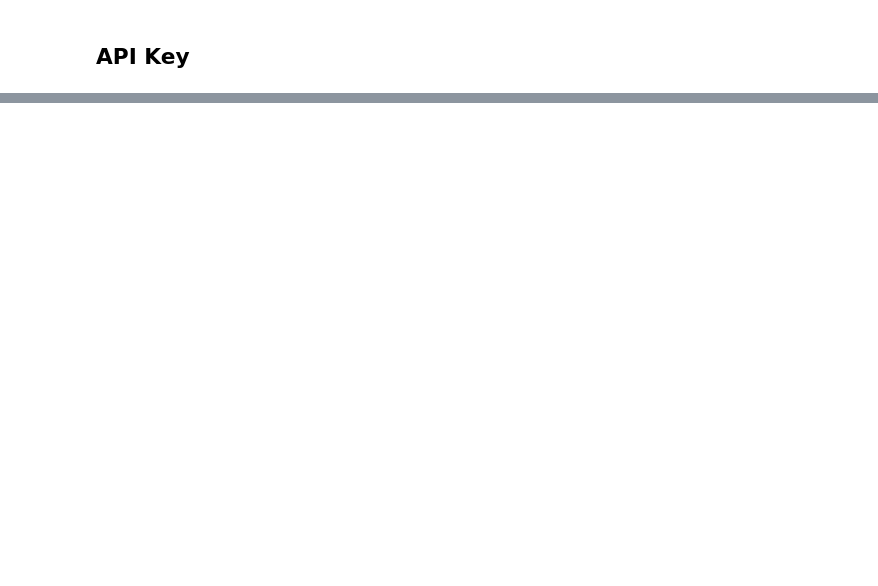
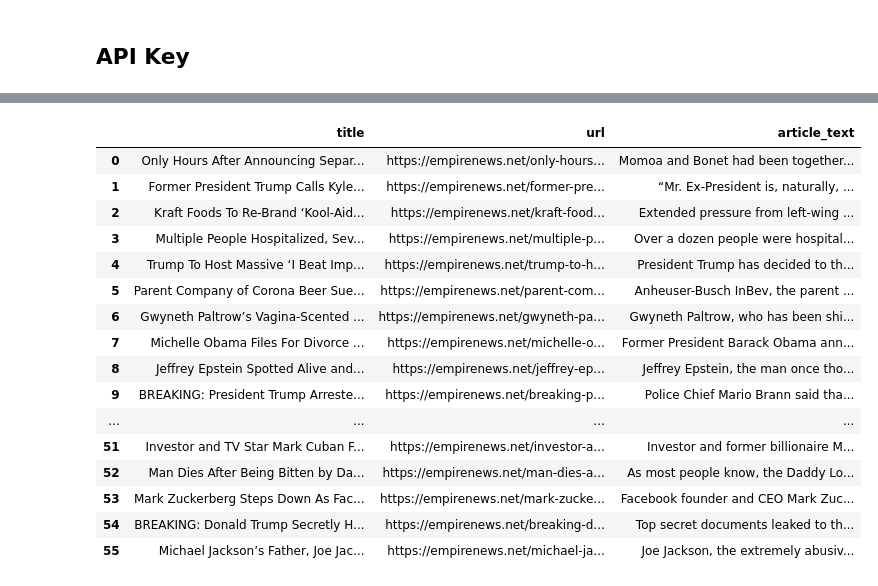
Before and after one commit to chuannarongvat/anlp_at2, a Jupyter notebook: news_api.ipynb, the cells around one changed output, grey strips where cells are left out. Saved outputs shown, nothing was run; the diff lists cells and outputs as text; code cells hidden in the pictures; blank space fills up the shorter version.

```diff
--- a/news_api.ipynb
+++ b/news_api.ipynb
@@ -39,4 +62,0 @@ Failed to download article from https://collider.com/peter-pan-captain-hooks-ran
-# %%
-pd.set_option('display.max_colwidth', None)
-
-news_df
@@ -60,0 +139,8 @@ news_df
+# %%
+from requests_html import HTMLSession
+
+session = HTMLSession()
+
+url = 'https://abcnews.com.co/'
+
+r = session.get(url)
@@ -60,0 +256,47 @@ news_df
+# %%
+import requests
+from bs4 import BeautifulSoup
+import pandas as pd
+
+url = "https://empirenews.net/"
+empire_news_df = pd.DataFrame(columns=['title', 'url', 'article_text'])
+
+for page in range(1, 8):
+    page_url = f'{url}page/{page}/'
+    response = requests.get(page_url)
+    soup = BeautifulSoup(response.content, "html.parser")
+    news_titles = soup.find_all("h2")
+
+    for title in news_titles:
+        news_link = title.find("a")["href"]
+        response = requests.get(news_link)
+        soup = BeautifulSoup(response.content, "html.parser")
+
+        article_text = ""
+        article = soup.find("div", class_="entry-content").find_all("p")[1:]
+        article_text = "\n".join([p.get_text() for p in article])
+        article_text = article_text.split('\n', 1)[1]
+
+        empire_news_df = empire_news_df.append({'title': title.text.strip(),
+                                                'url': news_link,
+                                                'article_text': article_text}, ignore_index=True)
+# %%
+empire_news_df
+# %% [output]
+|  | title | url | article_text |
+| 0 | Only Hours After Announcing Separ... | https://empirenews.net/only-hours... | Momoa and Bonet had been together... |
+| 1 | Former President Trump Calls Kyle... | https://empirenews.net/former-pre... | “Mr. Ex-President is, naturally, ... |
+| 2 | Kraft Foods To Re-Brand ‘Kool-Aid... | https://empirenews.net/kraft-food... | Extended pressure from left-wing ... |
+| 3 | Multiple People Hospitalized, Sev... | https://empirenews.net/multiple-p... | Over a dozen people were hospital... |
+| 4 | Trump To Host Massive ‘I Beat Imp... | https://empirenews.net/trump-to-h... | President Trump has decided to th... |
+| 5 | Parent Company of Corona Beer Sue... | https://empirenews.net/parent-com... | Anheuser-Busch InBev, the parent ... |
+| 6 | Gwyneth Paltrow’s Vagina-Scented ... | https://empirenews.net/gwyneth-pa... | Gwyneth Paltrow, who has been shi... |
+| 7 | Michelle Obama Files For Divorce ... | https://empirenews.net/michelle-o... | Former President Barack Obama ann... |
+| 8 | Jeffrey Epstein Spotted Alive and... | https://empirenews.net/jeffrey-ep... | Jeffrey Epstein, the man once tho... |
+| 9 | BREAKING: President Trump Arreste... | https://empirenews.net/breaking-p... | Police Chief Mario Brann said tha... |
+| ... | ... | ... | ... |
+| 51 | Investor and TV Star Mark Cuban F... | https://empirenews.net/investor-a... | Investor and former billionaire M... |
+| 52 | Man Dies After Being Bitten by Da... | https://empirenews.net/man-dies-a... | As most people know, the Daddy Lo... |
+| 53 | Mark Zuckerberg Steps Down As Fac... | https://empirenews.net/mark-zucke... | Facebook founder and CEO Mark Zuc... |
+| 54 | BREAKING: Donald Trump Secretly H... | https://empirenews.net/breaking-d... | Top secret documents leaked to th... |
+| 55 | Michael Jackson’s Father, Joe Jac... | https://empirenews.net/michael-ja... | Joe Jackson, the extremely abusiv... |
```
Also changed, not shown: parts of 44 cells of this notebook, 2 other files.
